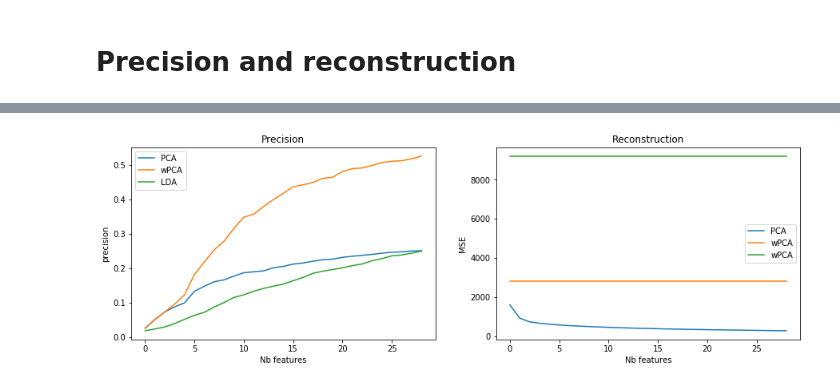
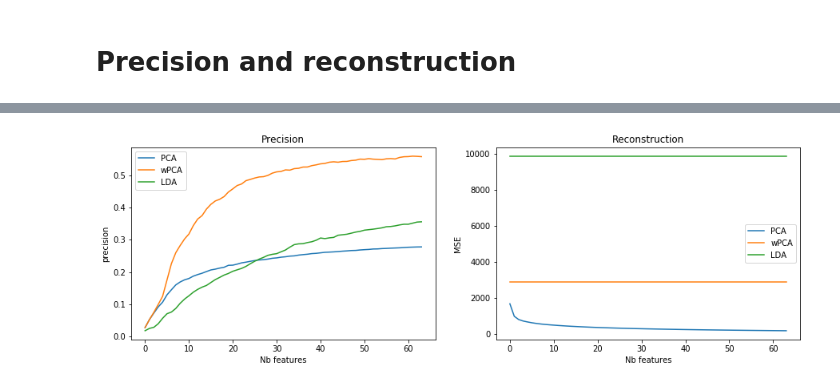
Before and after one commit to StaffG/PCA-LDA, a Jupyter notebook: PCA-LDA.ipynb, the cells around one changed output, grey strips where cells are left out. Saved outputs shown, nothing was run; the diff lists cells and outputs as text; code cells hidden in the pictures.

```diff
--- a/PCA-LDA.ipynb
+++ b/PCA-LDA.ipynb
@@ -367,7 +367,8 @@ LDA(X_train, y_train, 50)[0].shape
 def knn(dim_red_algo, X_train, X_test, y_train, y_test):
     mse_table = []
     precision_table = []
-    for i in range(1,30):
+    data_re_table = []
+    for i in range(1,65):
         if dim_red_algo == LDA:
             u_red, y, data_re = dim_red_algo(X_train, y_train, i)
         else:
@@ -375,6 +376,8 @@ def knn(dim_red_algo, X_train, X_test, y_train, y_test):
 
         mse = ((X_train.values - data_re)**2).mean()
         mse_table.append(mse)
+
+        data_re_table.append(data_re)
 
         X_train_red = X_train @ u_red
         X_test_red = X_test @ u_red
@@ -385,4 +388,4 @@ def knn(dim_red_algo, X_train, X_test, y_train, y_test):
         precision = precision_score(y_test, y_pred, average='micro')
         precision_table.append(precision)
 
-    return mse_table, precision_table
+    return mse_table, precision_table, data_re_table
@@ -393,24 +418,25 @@ mse_table_LDA, precision_table_LDA = knn(LDA, X_train, X_test, y_train, y_test)
 # %%
 plt.figure(figsize=(15,15))
 
 plt.subplot(321)
 plt.plot(precision_table_PCA, label='PCA')
 plt.plot(precision_table_wPCA, label='wPCA')
 plt.plot(precision_table_LDA, label='LDA')
 plt.xlabel('Nb features')
 plt.ylabel('precision')
 plt.title('Precision')
 plt.legend()
 
 plt.subplot(322)
 plt.plot(mse_table_PCA, label='PCA')
 plt.plot(mse_table_wPCA, label='wPCA')
-plt.plot(mse_table_LDA, label='wPCA')
+plt.plot(mse_table_LDA, label='LDA')
 plt.xlabel('Nb features')
 plt.ylabel('MSE')
 plt.title('Reconstruction')
 plt.legend()
 
+
 plt.show()
 # %% [output]
-[figure, old version]
+[figure, new version]
```
Also changed, not shown: parts of 5 cells of this notebook.
